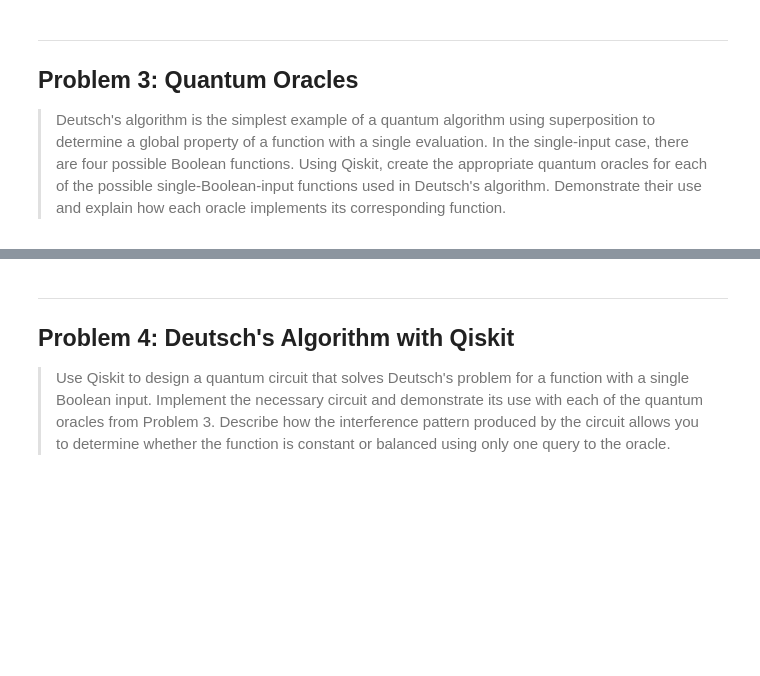
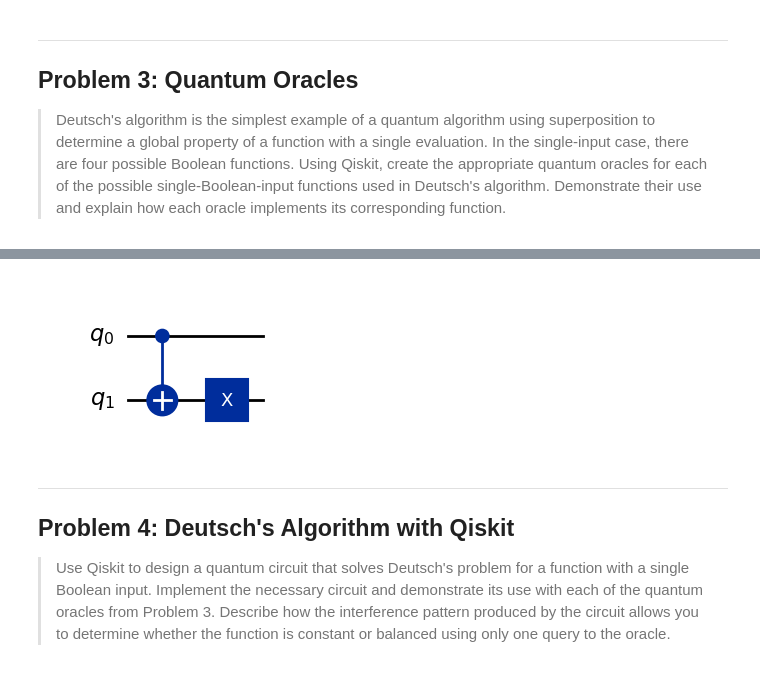
Before and after one commit to MatthewMcCarthy1/emerging-technologies, a Jupyter notebook: problems.ipynb, the cells around one changed output, grey strips where cells are left out. Saved outputs shown, nothing was run; the diff lists cells and outputs as text; code cells hidden in the pictures; blank space fills up the shorter version.

```diff
--- a/problems.ipynb
+++ b/problems.ipynb
@@ -553,3 +579,13 @@ The results confirm that `determine_constant_balanced` correctly identifies ever
+# %%
+# Oracle for f3(x) = NOT x: negation (balanced).
+# A CNOT gate followed by an X gate on the output qubit.
+# The CNOT gives y XOR x, then the X flips it to y XOR x XOR 1 = y XOR (NOT x).
+oracle_f3 = QuantumCircuit(2)
+oracle_f3.cx(0, 1)
+oracle_f3.x(1)
+oracle_f3.draw('mpl')
+# %% [output]
+[figure, added]
 # %% [markdown]
 ---
 ## Problem 4: Deutsch's Algorithm with Qiskit
```
Also changed, not shown: parts of 7 cells of this notebook.
